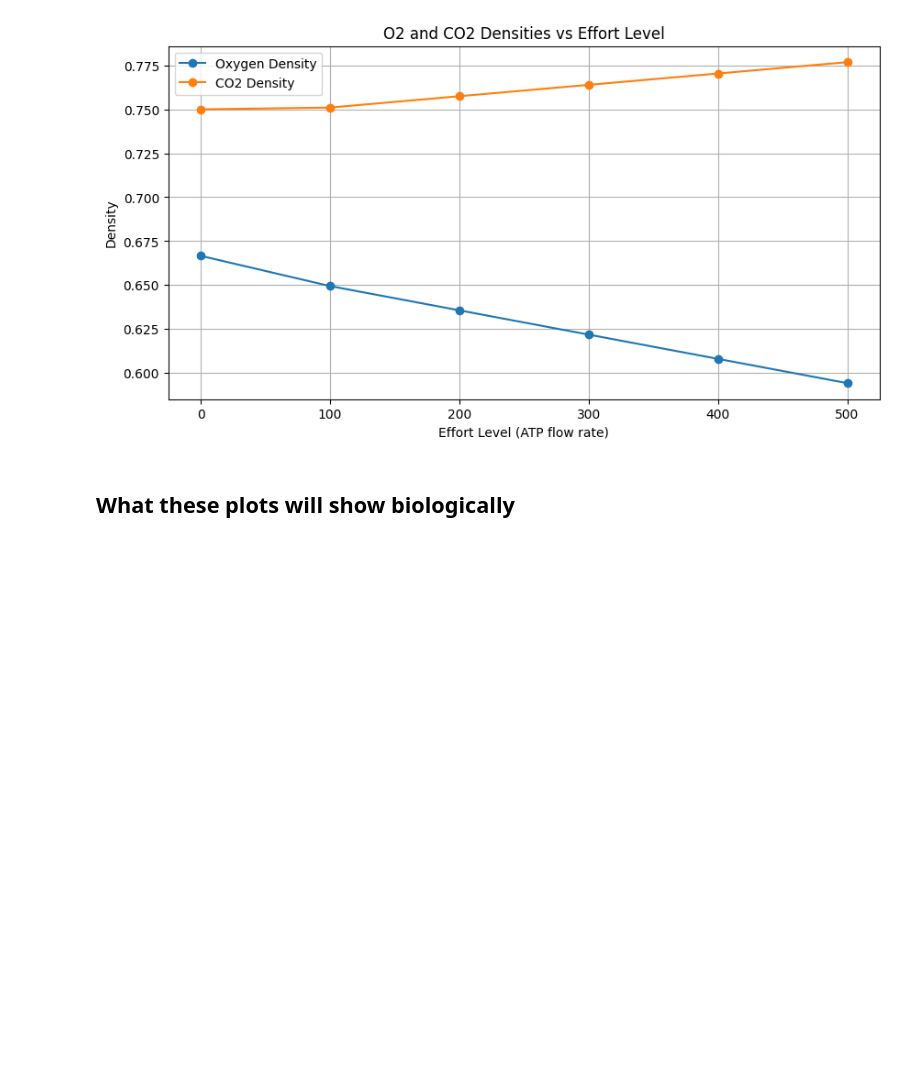
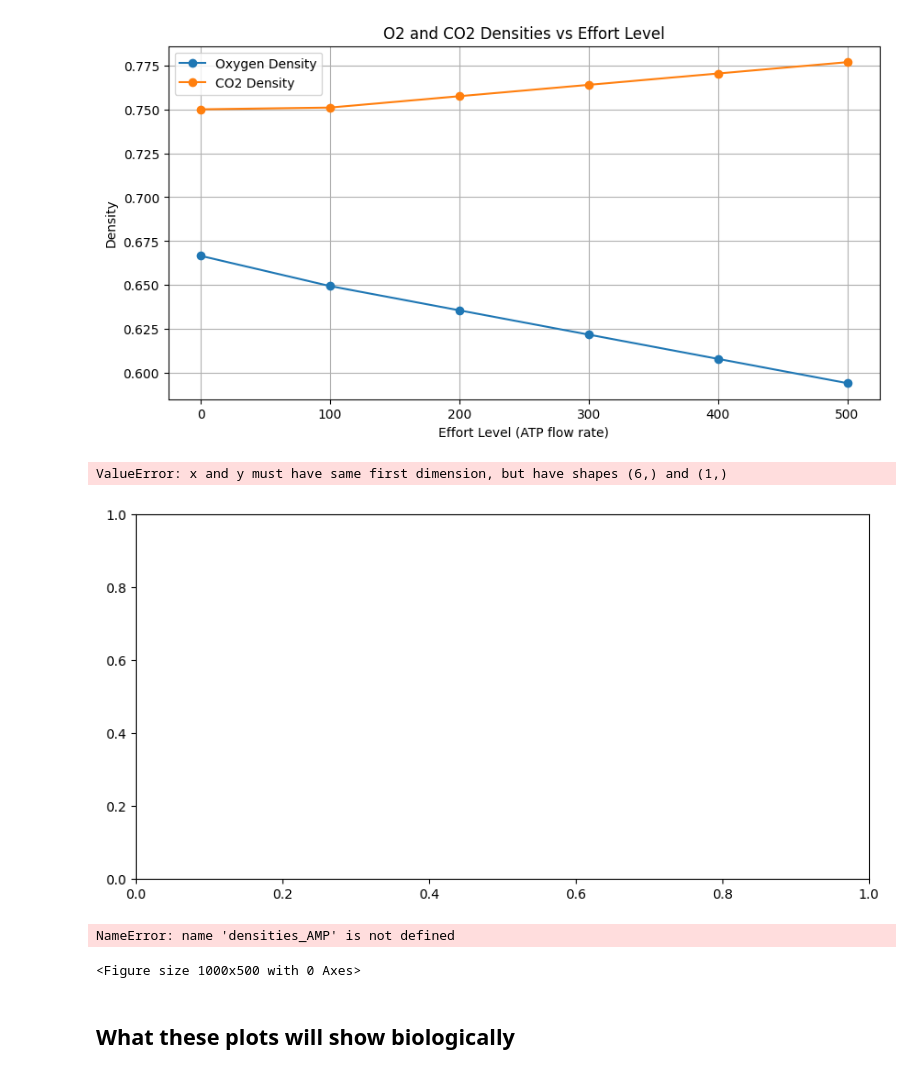
Before and after one commit to 1ratlab/JL_2, a Jupyter notebook: LifePilot_Simulator.ipynb, the cells around one changed output. Cells and saved outputs as stored; diff of their text form; code cells hidden in the pictures; blank space fills up the shorter version.

```diff
--- a/LifePilot_Simulator.ipynb
+++ b/LifePilot_Simulator.ipynb
@@ -740,6 +754,28 @@ plt.grid(True)
 plt.show()
 # %% [output]
 [figure]
+# %%
+plt.figure(figsize=(10,5))
+plt.plot(effort_levels, densities_ADP, marker='o')
+plt.xlabel("Effort Level (ATP flow rate)")
+plt.ylabel("ADP Density")
+plt.title("ADP Density vs Effort Level")
+plt.grid(True)
+plt.show()
+# %% [output]
+ValueError: x and y must have same first dimension, but have shapes (6,) and (1,)
+[figure, added]
+# %%
+plt.figure(figsize=(10,5))
+plt.plot(effort_levels, densities_AMP, marker='o', color='red')
+plt.xlabel("Effort Level (ATP flow rate)")
+plt.ylabel("AMP Density")
+plt.title("AMP Density vs Effort Level")
+plt.grid(True)
+plt.show()
+# %% [output]
+NameError: name 'densities_AMP' is not defined
+<Figure size 1000x500 with 0 Axes>
 # %% [markdown]
 ## What these plots will show biologically
 # %% [markdown]
```
Also changed, not shown: parts of 13 cells of this notebook, 1 other file.
